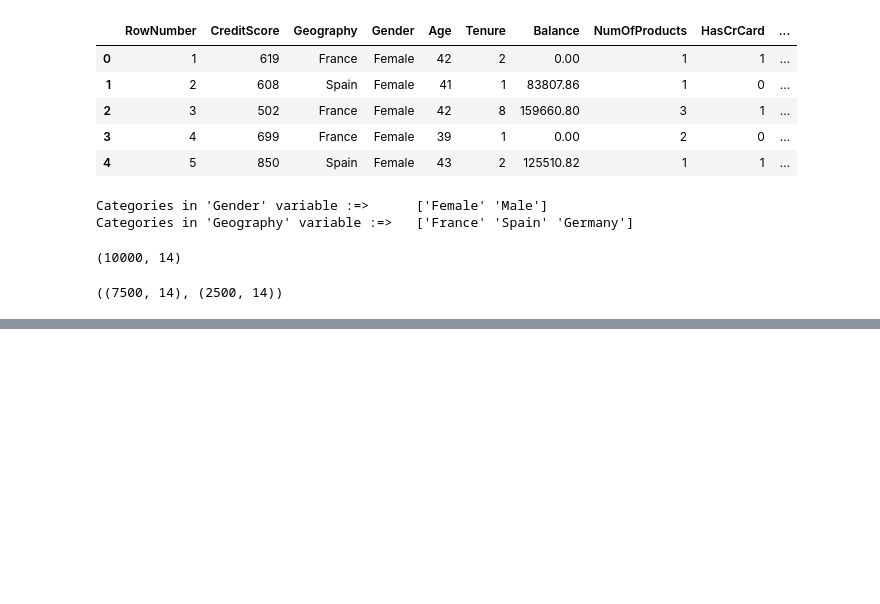
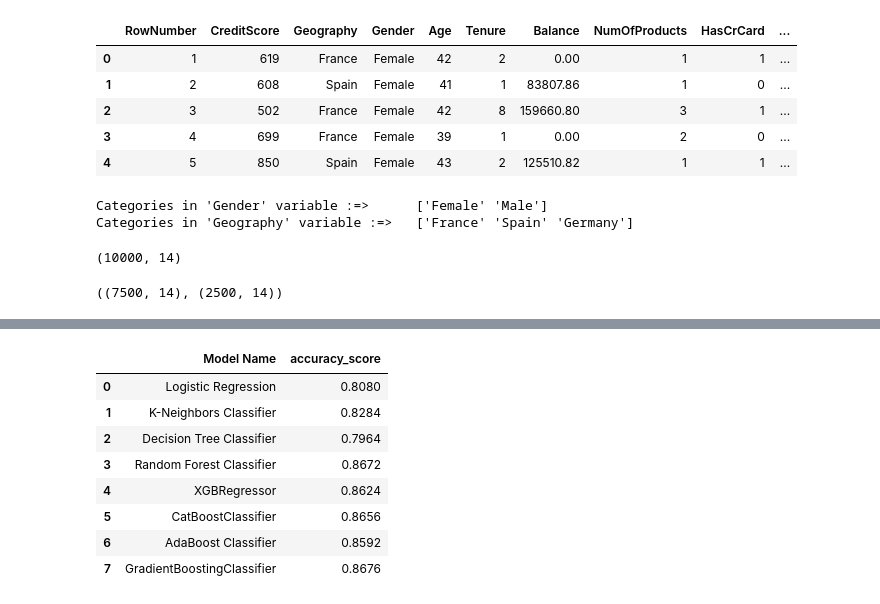
Before and after one commit to vikash282/churn_modelling_classification, a Jupyter notebook: Notebook/model_training.ipynb, the cells around one changed output, grey strips where cells are left out. Drawn from its saved outputs; the diff is of its cells as text; code cells hidden in the pictures; blank space fills up the shorter version.

```diff
--- a/Notebook/model_training.ipynb
+++ b/Notebook/model_training.ipynb
@@ -74,11 +76,3 @@ X_train, X_test, y_train, y_test = train_test_split(X,y,test_size=0.25,random_st
 X_train.shape,X_test.shape
 # %% [output]
 ((7500, 14), (2500, 14))
-# %%
-from sklearn.metrics import f1_score, recall_score, accuracy_score
-def evaluate_model(true, predicted):
-    f1_score = f1_score(true,predicted)
-    recall_score = recall_score(true,predicted)
-    accuracy_score=accuracy_score(true,predicted)
-    confusion_matrix = confusion_matrix(true, predicted)
-    return f1_score, recall_score, accuracy_score, confusion_matrix
@@ -228,0 +185,12 @@ Model performance for Test set
+# %%
+pd.DataFrame(list(zip(model_list,accuracy_list)), columns=['Model Name', 'accuracy_score'])
+# %% [output]
+|  | Model Name | accuracy_score |
+| 0 | Logistic Regression | 0.8080 |
+| 1 | K-Neighbors Classifier | 0.8284 |
+| 2 | Decision Tree Classifier | 0.7964 |
+| 3 | Random Forest Classifier | 0.8672 |
+| 4 | XGBRegressor | 0.8624 |
+| 5 | CatBoostClassifier | 0.8656 |
+| 6 | AdaBoost Classifier | 0.8592 |
+| 7 | GradientBoostingClassifier | 0.8676 |
```
Also changed, not shown: parts of 18 cells of this notebook, 11 other files.
